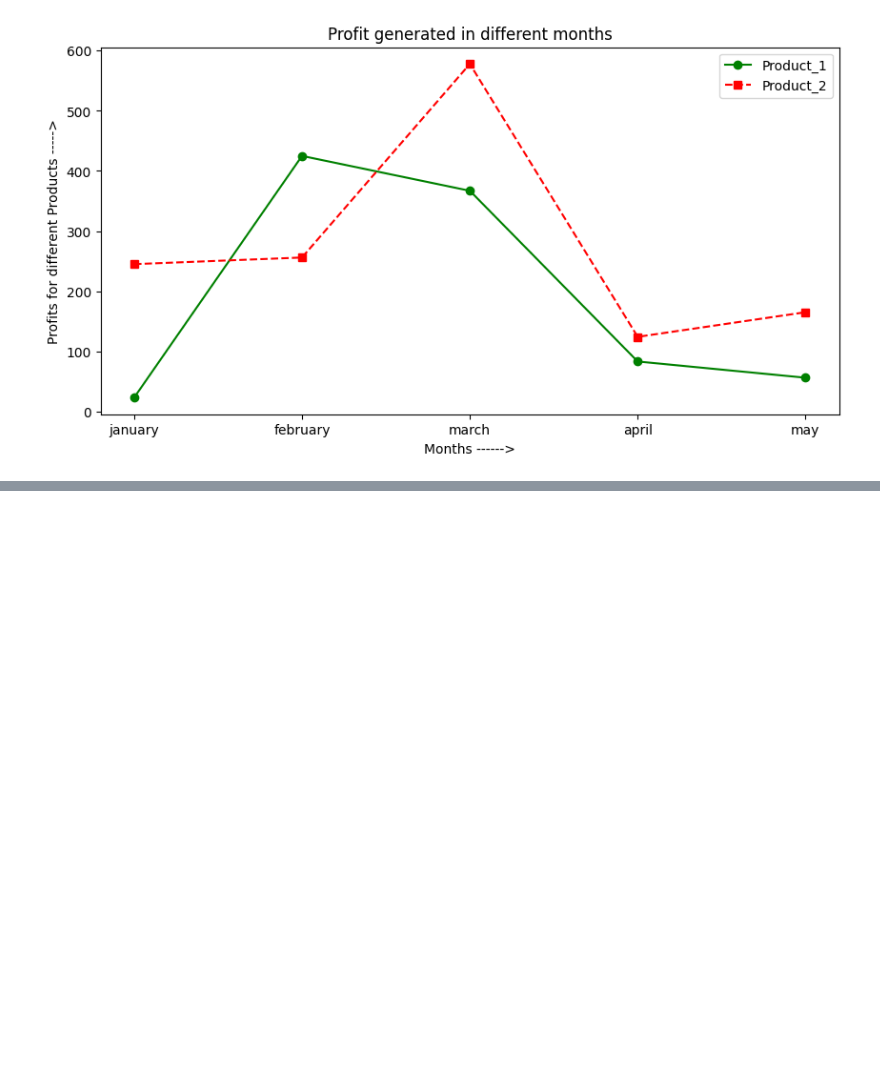
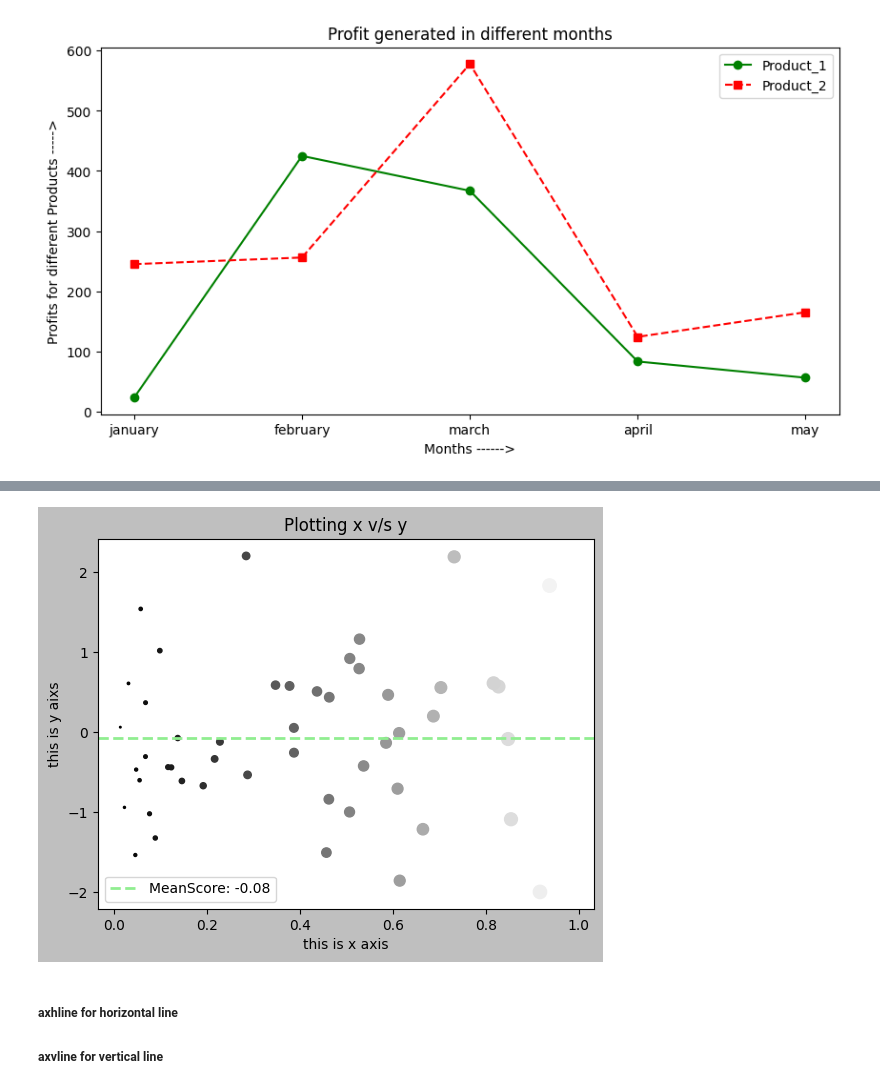
Before and after one commit to akhileshdutt/DataScience_learning, a Jupyter notebook: Libraries/Matplotlib/Matplotlib_Advance.ipynb, the cells around one changed output, grey strips where cells are left out. Cells and saved outputs as stored; diff of their text form; code cells hidden in the pictures; blank space fills up the shorter version.

```diff
--- a/Libraries/Matplotlib/Matplotlib_Advance.ipynb
+++ b/Libraries/Matplotlib/Matplotlib_Advance.ipynb
@@ -131,0 +176,17 @@ plt.show()
+# %%
+x = np.random.rand(50)
+y = np.random.randn(50)
+plt.scatter(x,y,c=x,s=x*100,alpha=1.0) # c for color , s for sizes and alpha for opacity
+mean = np.mean(y)
+plt.axhline(mean,color="lightgreen",linewidth=2,linestyle="dashed",label=f"MeanScore:{mean:6.2f}")
+plt.xlabel("this is x axis")
+plt.ylabel("this is y aixs")
+plt.title("Plotting x v/s y")
+plt.style.use("default")
+plt.legend()
+plt.show()
+# %% [output]
+[figure, added]
+# %% [markdown]
+##### axhline for horizontal line
+##### axvline for vertical line
```
Also changed, not shown: parts of 65 cells of this notebook, 3 other files.
